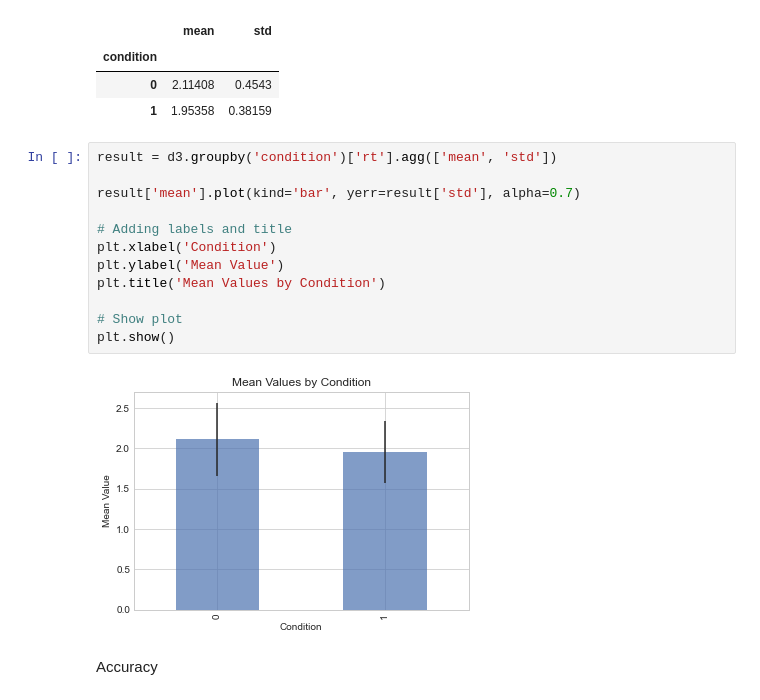
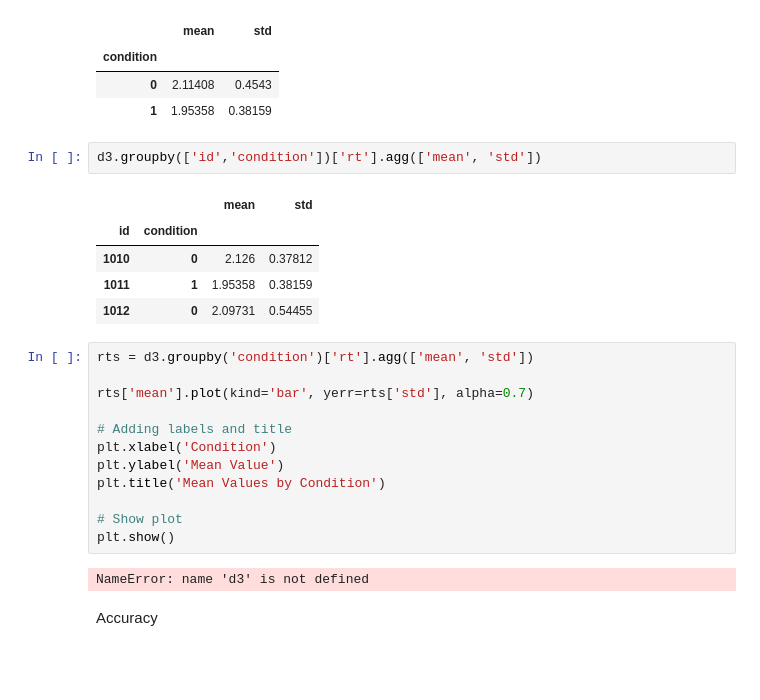
Before and after one commit to majchrowicz/VTS_experiment_2_analysis, a Jupyter notebook: Pilot1/pilot1_analysis_1.ipynb, the cells around one changed output. Saved outputs shown, nothing was run; the diff lists cells and outputs as text; blank space fills up the shorter version.

```diff
--- a/Pilot1/pilot1_analysis_1.ipynb
+++ b/Pilot1/pilot1_analysis_1.ipynb
@@ -149,10 +149,18 @@ d3.groupby('condition')['rt'].agg(['mean', 'std'])
 | condition |  |  |
 | 0 | 2.11408 | 0.4543 |
 | 1 | 1.95358 | 0.38159 |
+# %%
+d3.groupby(['id','condition'])['rt'].agg(['mean', 'std'])
+# %% [output]
+|  |  | mean | std |
+| id | condition |  |  |
+| 1010 | 0 | 2.126 | 0.37812 |
+| 1011 | 1 | 1.95358 | 0.38159 |
+| 1012 | 0 | 2.09731 | 0.54455 |
 # %%
-result = d3.groupby('condition')['rt'].agg(['mean', 'std'])
+rts = d3.groupby('condition')['rt'].agg(['mean', 'std'])
 
-result['mean'].plot(kind='bar', yerr=result['std'], alpha=0.7)
+rts['mean'].plot(kind='bar', yerr=rts['std'], alpha=0.7)
 
 # Adding labels and title
 plt.xlabel('Condition')
@@ -162,7 +170,7 @@ plt.title('Mean Values by Condition')
 # Show plot
 plt.show()
 # %% [output]
-[figure, removed]
+NameError: name 'd3' is not defined
 # %% [markdown]
 Accuracy
 # %%
```
Also changed, not shown: 1 other file.
